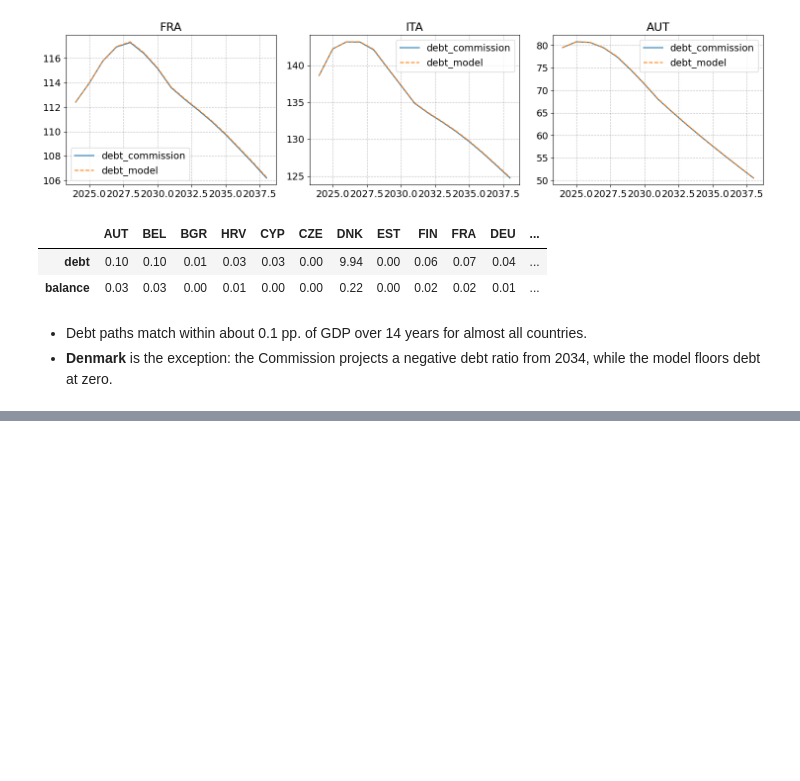
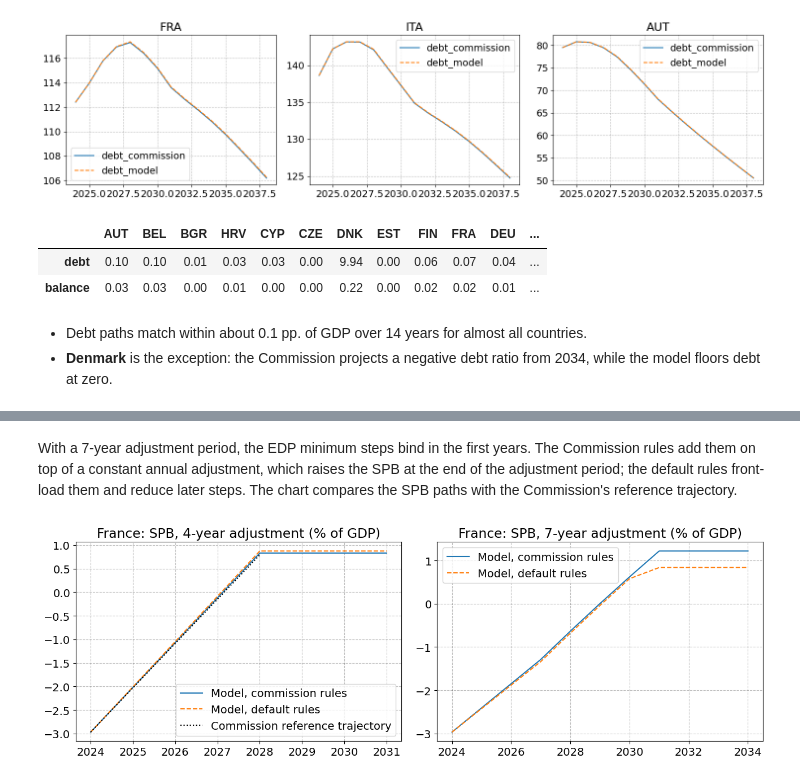
Before and after one commit to lennardwelslau/eu-debt-sustainability-analysis, a Jupyter notebook: code/commission_replication.ipynb, the cells around one changed output, grey strips where cells are left out. Cells and saved outputs as stored; diff of their text form; code cells hidden in the pictures; blank space fills up the shorter version.

```diff
--- a/code/commission_replication.ipynb
+++ b/code/commission_replication.ipynb
@@ -146,7 +136,0 @@ pd.DataFrame({
-# %%
-results = {}
-for n in [4, 7]:
-    model = DSA('FRA', input_file='dsa_inputs_commission_2024.xlsx', adjustment_period=n)
-    np.random.seed(0)
-    model.find_spb_binding(rules='commission', print_results=(n == 4))
-    results[n] = {**model.binding_parameter_dict, 'spb_end': model.spb_target_dict['binding'], 'tables': model.binding_tables}
@@ -259,0 +165,18 @@ summary[['country', 'guidance', 'adjustment_period', 'commission_annual_adjustme
+# %%
+results = {}
+for rules in ['commission', 'default']:
+    for n in [4, 7]:
+        model = DSA('FRA', input_file='dsa_inputs_commission_2024.xlsx', adjustment_period=n)
+        np.random.seed(0)
+        model.find_spb_binding(rules=rules, print_results=(rules == 'commission' and n == 4))
+        results[(rules, n)] = model
+
+commission = sheets['FRA'].results()
+pd.DataFrame({
+    f'{n}-year': {
+        'Commission: DSA-based annual adjustment': commission[f'annual_adjustment_dsa_{n}y'],
+        'Commission rules: DSA-based annual adjustment': results[('commission', n)].binding_parameter_dict['annual_adjustment_dsa'],
+        'Commission: SPB at end of adjustment': commission[f'spb_end_{n}y'],
+        'Commission rules: SPB at end of adjustment': results[('commission', n)].spb_target_dict['binding'],
+        'Default rules: SPB at end of adjustment': results[('default', n)].spb_target_dict['binding'],
+    } for n in [4, 7]})
@@ -259,0 +238,20 @@ summary[['country', 'guidance', 'adjustment_period', 'commission_annual_adjustme
+# %% [markdown]
+With a 7-year adjustment period, the EDP minimum steps bind in the first years. The Commission rules add them on top of a constant annual adjustment, which raises the SPB at the end of the adjustment period; the default rules front-load them and reduce later steps. The chart compares the SPB paths with the Commission's reference trajectory.
+# %%
+sheet = sheets['FRA']
+n_sheet = sheet.adjustment_end - sheet.T   # adjustment period of the Commission's adjustment scenario in the sheet
+spb_commission = sheet.row('Adjustment scenario', r'^Structural primary balance').loc[sheet.T:sheet.adjustment_end]
+fig, axes = plt.subplots(1, 2, figsize=(13, 4.5))
+for ax, n in zip(axes, [4, 7]):
+    for rules, ls in [('commission', '-'), ('default', '--')]:
+        m = results[(rules, n)]
+        years = np.arange(m.start_year, m.adjustment_end_year + 4)
+        ax.plot(years, m.spb_bca[:len(years)], ls=ls, label=f'Model, {rules} rules')
+    if n == n_sheet:
+        ax.plot(spb_commission.index, spb_commission.values, ls=':', color='black', label='Commission reference trajectory')
+    ax.set_title(f'France: SPB, {n}-year adjustment (% of GDP)')
+    ax.xaxis.set_major_locator(plt.MaxNLocator(integer=True))
+    ax.legend()
+plt.tight_layout()
+# %% [output]
+[figure, added]
```
Also changed, not shown: parts of 24 cells of this notebook, 41 other files.
